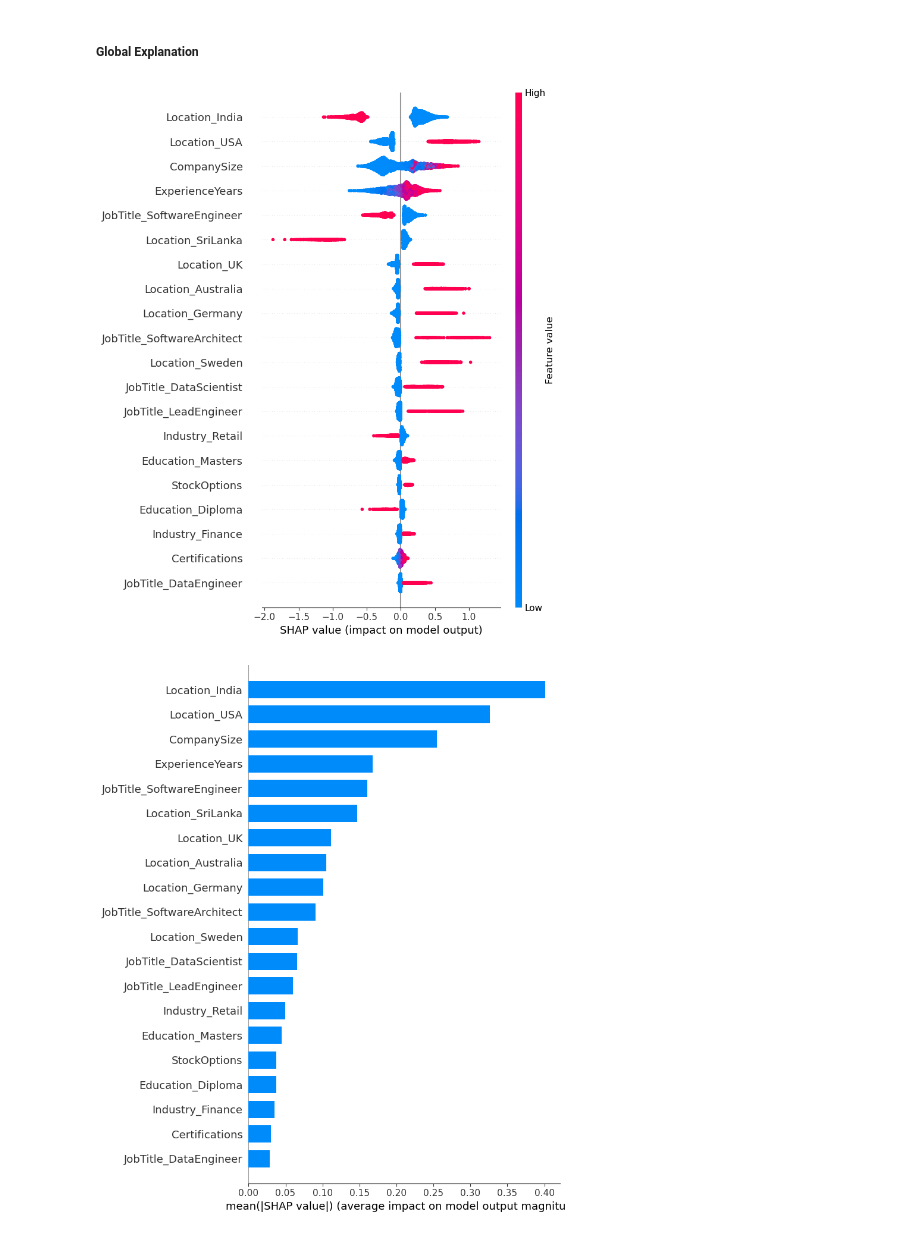
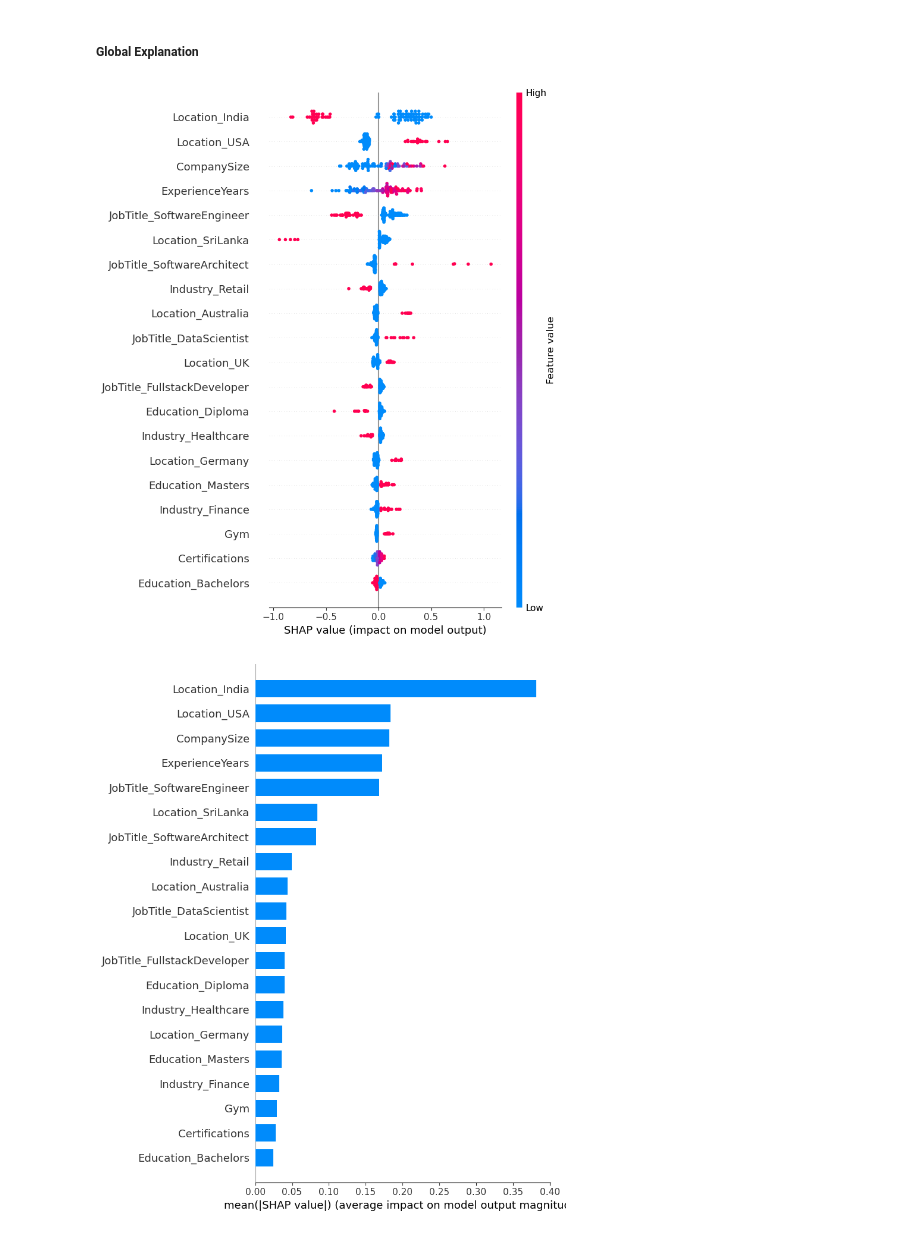
Before and after one commit to osandafdo/salary-prediction-system, a Jupyter notebook: Explainable_AI.ipynb, the cells around one changed output. Saved outputs shown, nothing was run; the diff lists cells and outputs as text; code cells hidden in the pictures.

```diff
--- a/Explainable_AI.ipynb
+++ b/Explainable_AI.ipynb
@@ -101,7 +98,7 @@ background_tensor = torch.tensor(X_test_scaled[:100], dtype=torch.float32)
 explainer = shap.DeepExplainer(loaded_model, background_tensor)
 
 # Explain test data
-X_test_scaled_tensor = torch.tensor(X_test_scaled, dtype=torch.float32)
+X_test_scaled_tensor = torch.tensor(X_test_scaled[:100], dtype=torch.float32)
 shap_values = explainer(X_test_scaled_tensor)   # returns Explanation object
 
 # shap_values is not a tensor, but an Explanation
@@ -131,13 +128,13 @@ feature_names = [
 ##### Global Explanation
 # %%
 # Summary plot: shows feature importance and impact
-shap.summary_plot(shap_values.values.squeeze(), X_test_scaled, feature_names=feature_names)
+shap.summary_plot(shap_values.values.squeeze(), X_test_scaled[:100], feature_names=feature_names)
 
 # Bar plot: shows mean absolute SHAP value for each feature
-shap.summary_plot(shap_values.values.squeeze(), X_test_scaled, feature_names=feature_names, plot_type="bar")
+shap.summary_plot(shap_values.values.squeeze(), X_test_scaled[:100], feature_names=feature_names, plot_type="bar")
 # %% [output]
-[figure, old version]
+[figure, new version]
-[figure, old version]
+[figure, new version]
 # %%
 import shap
 
```
Also changed, not shown: parts of 5 cells of this notebook, 3 other files.
